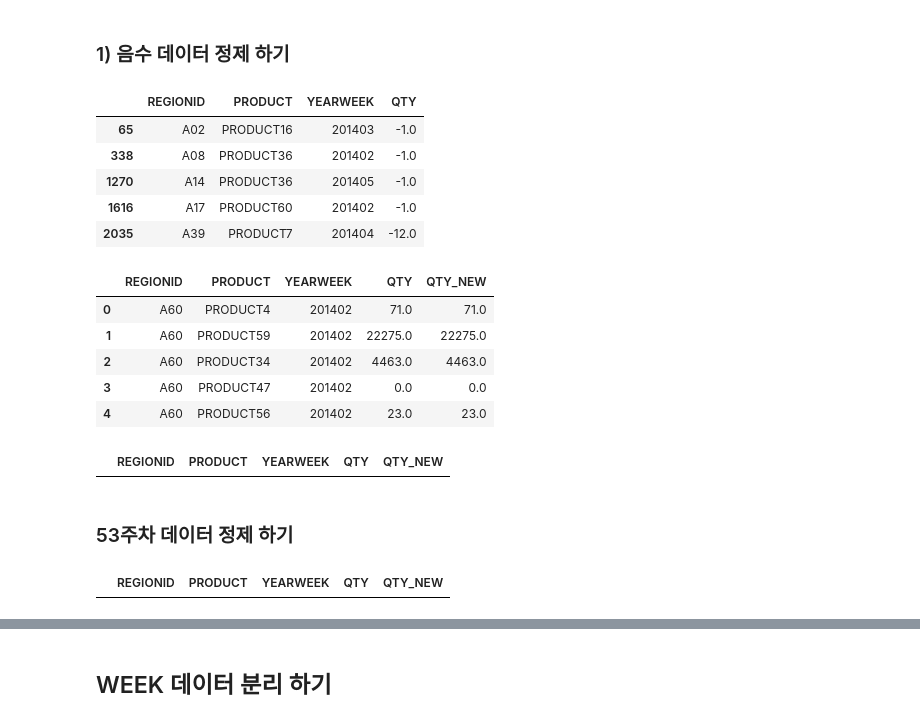
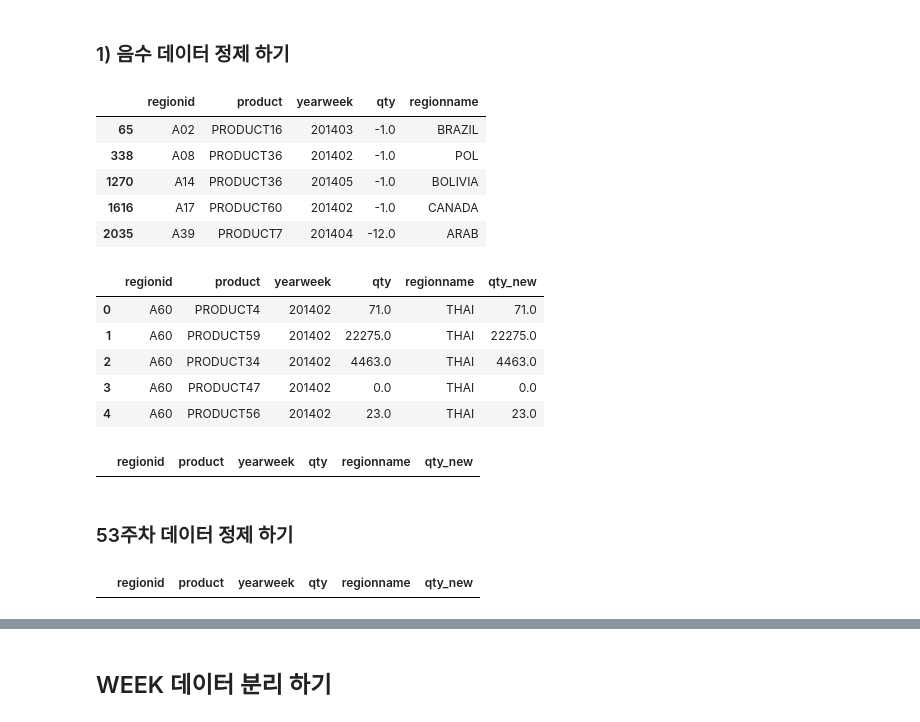
Before and after one commit to highsens/python_tutorials, a Jupyter notebook: dev/프로젝트 개발 시작.ipynb, the cells around one changed output, grey strips where cells are left out. Cells and saved outputs as stored; diff of their text form; code cells hidden in the pictures.

```diff
--- a/dev/프로젝트 개발 시작.ipynb
+++ b/dev/프로젝트 개발 시작.ipynb
@@ -10,0 +13,10 @@ import numpy as np
+# %%
+# 라이브러리 선언
+from sqlalchemy import create_engine
+from sqlalchemy import types
+# 엔진 설정
+engine = create_engine('oracle+cx_oracle://HKCJ:HKCJ@10.184.9.185:1521/xe')
+# 데이터 불러 오기
+selloutData = pd.read_sql_query('SELECT * FROM CJ_CHANNEL_SEASONALITY', engine)
+# 데이터 살펴보기
+selloutData.head()
@@ -10,0 +32,3 @@ import numpy as np
+# %%
+# 마스터 데이터 로딩 from 오라클 db
+region_Mst = pd.read_sql_query('SELECT * FROM REGION_MASTER', engine)
@@ -10,0 +59,3 @@ import numpy as np
+# %%
+selloutData["regionname"] = pd.merge(selloutData, region_Mst, left_on = "regionid" , right_on = "regionid" ,
+                          how ="left")[["regionname"]]
@@ -11,6 +78,6 @@ import numpy as np
 # %%
 # 2. 데이터 불러 오기
-selloutData = pd.read_csv("../dataset/kopo_channel_seasonality_new.csv")
+#selloutData = pd.read_csv("../dataset/kopo_channel_seasonality_new.csv")
 
 #3-1. 데이터 살펴보기
-selloutData.head()
+#selloutData.head()
@@ -36,51 +96,51 @@ dtype: object
 ### 1) 음수 데이터 정제 하기
 # %%
 #음수 데이터 삺펴보기
-selloutData[(selloutData["QTY"]<0)].head(5)
+selloutData[(selloutData["qty"]<0)].head(5)
 # %% [output]
-|  | REGIONID | PRODUCT | YEARWEEK | QTY |
-| 65 | A02 | PRODUCT16 | 201403 | -1.0 |
-| 338 | A08 | PRODUCT36 | 201402 | -1.0 |
-| 1270 | A14 | PRODUCT36 | 201405 | -1.0 |
-| 1616 | A17 | PRODUCT60 | 201402 | -1.0 |
-| 2035 | A39 | PRODUCT7 | 201404 | -12.0 |
+|  | regionid | product | yearweek | qty | regionname |
+| 65 | A02 | PRODUCT16 | 201403 | -1.0 | BRAZIL |
+| 338 | A08 | PRODUCT36 | 201402 | -1.0 | POL |
+| 1270 | A14 | PRODUCT36 | 201405 | -1.0 | BOLIVIA |
+| 1616 | A17 | PRODUCT60 | 201402 | -1.0 | CANADA |
+| 2035 | A39 | PRODUCT7 | 201404 | -12.0 | ARAB |
 # %%
 #데이터 정제 하기
 # 함수 정의
 def refining(df):
-    if df['QTY'] < 0:
+    if df['qty'] < 0:
         return 0
     else:
-        return df['QTY']
+        return df['qty']
 
 # 음수 데이터 정제
-selloutData["QTY_NEW"] = selloutData.apply(refining, axis=1)
+selloutData["qty_new"] = selloutData.apply(refining, axis=1)
 selloutData.head()
 # %% [output]
-|  | REGIONID | PRODUCT | YEARWEEK | QTY | QTY_NEW |
-| 0 | A60 | PRODUCT4 | 201402 | 71.0 | 71.0 |
-| 1 | A60 | PRODUCT59 | 201402 | 22275.0 | 22275.0 |
-| 2 | A60 | PRODUCT34 | 201402 | 4463.0 | 4463.0 |
-| 3 | A60 | PRODUCT47 | 201402 | 0.0 | 0.0 |
-| 4 | A60 | PRODUCT56 | 201402 | 23.0 | 23.0 |
+|  | regionid | product | yearweek | qty | regionname | qty_new |
+| 0 | A60 | PRODUCT4 | 201402 | 71.0 | THAI | 71.0 |
+| 1 | A60 | PRODUCT59 | 201402 | 22275.0 | THAI | 22275.0 |
+| 2 | A60 | PRODUCT34 | 201402 | 4463.0 | THAI | 4463.0 |
+| 3 | A60 | PRODUCT47 | 201402 | 0.0 | THAI | 0.0 |
+| 4 | A60 | PRODUCT56 | 201402 | 23.0 | THAI | 23.0 |
 # %%
 # 음수 데이터 여부 확인 하기
-selloutData[(selloutData.QTY_NEW < 0)]
+selloutData[(selloutData.qty_new < 0)]
 # %% [output]
-|  | REGIONID | PRODUCT | YEARWEEK | QTY | QTY_NEW |
+|  | regionid | product | yearweek | qty | regionname | qty_new |
 # %% [markdown]
 ### 53주차 데이터 정제 하기
 # %%
 # 스트링 타입 변경 하기
-selloutData["YEARWEEK"] = selloutData["YEARWEEK"].astype(str)
+selloutData["yearweek"] = selloutData["yearweek"].astype(str)
 
 # 53 주차 데이터 제외하고생성
-selloutData_V2 = selloutData[(selloutData.YEARWEEK.str[4:6] != "53")]
+selloutData_V2 = selloutData[(selloutData.yearweek.str[4:6] != "53")]
 
 # 53 주체 데이터 존재 하는지 검증
-selloutData_V2[(selloutData_V2.YEARWEEK.str[4:6] == "53")]
+selloutData_V2[(selloutData_V2.yearweek.str[4:6] == "53")]
 # %% [output]
-|  | REGIONID | PRODUCT | YEARWEEK | QTY | QTY_NEW |
+|  | regionid | product | yearweek | qty | regionname | qty_new |
 # %%
 selloutData_V2.head()
 # %% [output]
```
Also changed, not shown: parts of 36 cells of this notebook, 1 other file.
